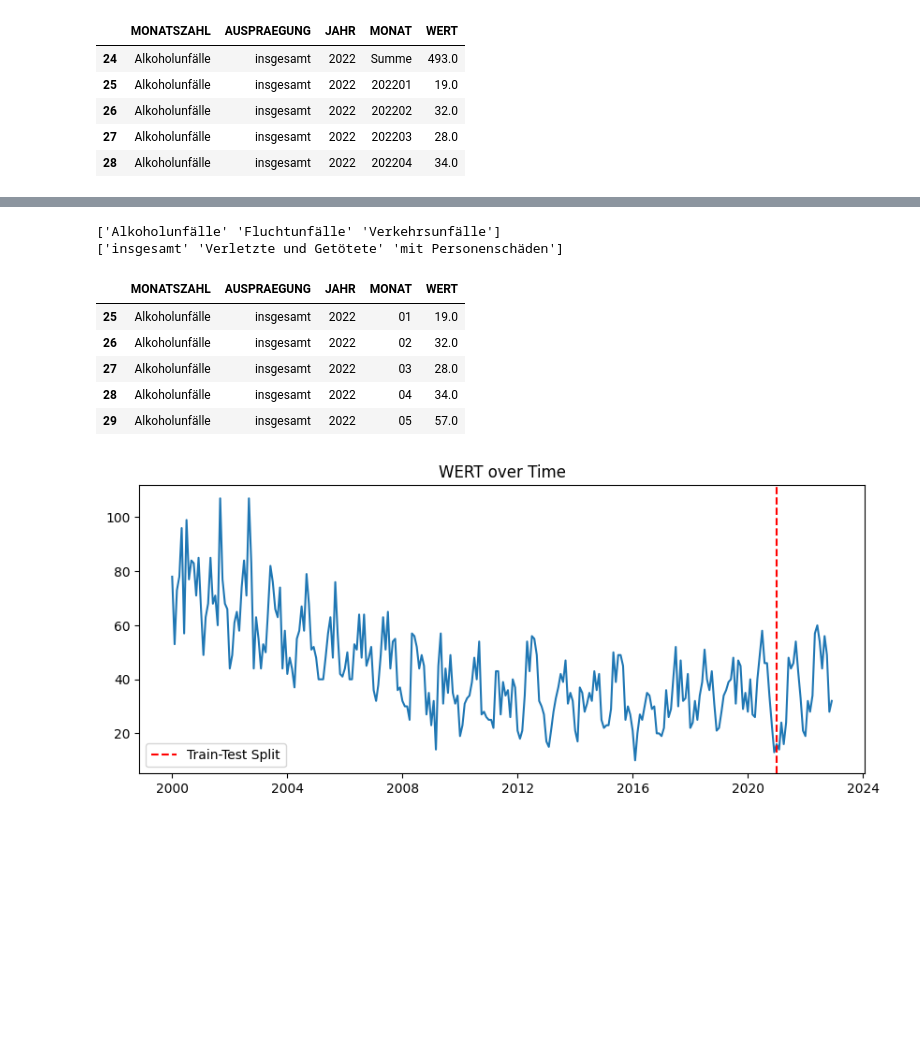
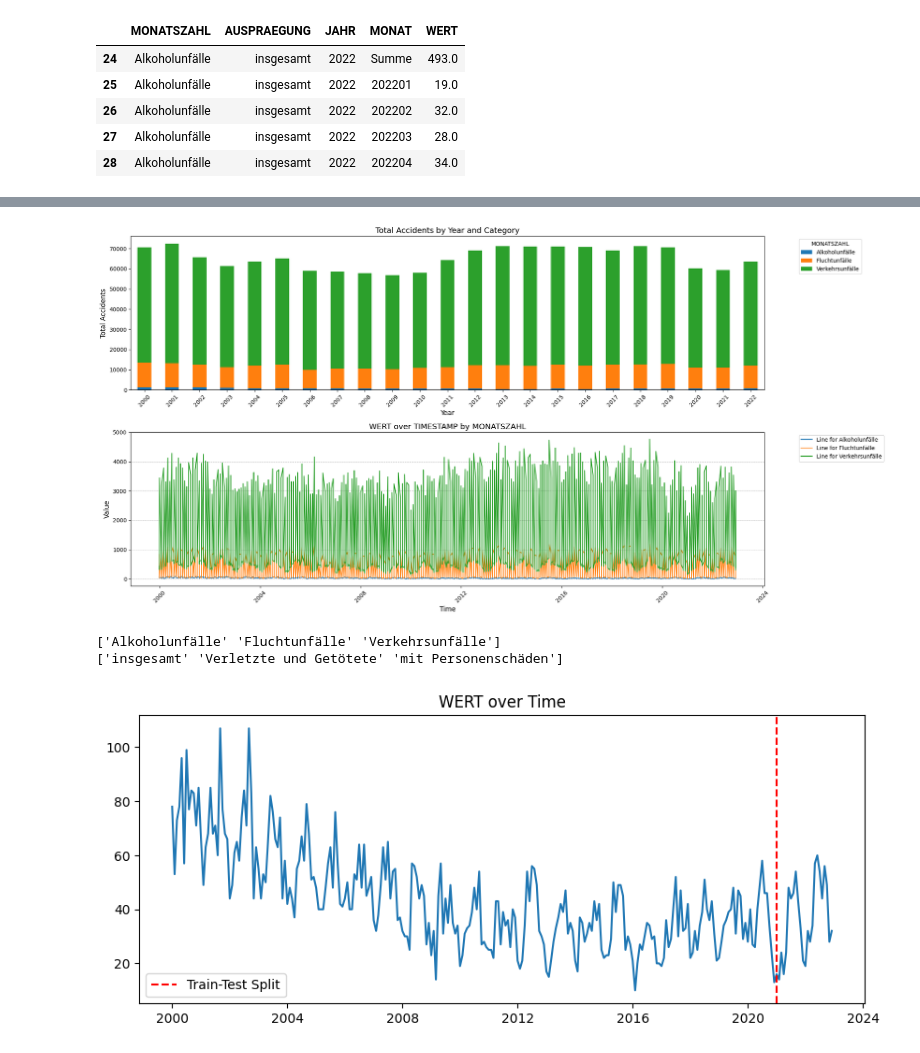
Before and after one commit to hauntedcupoftea/DPS-AI-Challenge, a Jupyter notebook: experimentation/EDA.ipynb, the cells around one changed output, grey strips where cells are left out. Saved outputs shown, nothing was run; the diff lists cells and outputs as text; code cells hidden in the pictures; blank space fills up the shorter version.

```diff
--- a/experimentation/EDA.ipynb
+++ b/experimentation/EDA.ipynb
@@ -28,3 +46,45 @@ data.head()
+# %%
+data['TIMESTAMP'] = pd.to_datetime(data["JAHR"].astype(str) + data["MONAT"], format='%Y%m')  # Convert MONAT to datetime
+data.sort_values('TIMESTAMP', inplace=True)
+# %%
+# Convert TIMESTAMP to datetime and extract year
+data['YEAR'] = pd.to_datetime(data['TIMESTAMP']).dt.year
+
+# Prepare data for stacked bar chart by year
+stacked_data = data.groupby(['YEAR', 'MONATSZAHL'])['WERT'].sum().unstack()
+
+# Create figure with subplots for different chart types
+plt.figure(figsize=(20, 10))
+
+# Stacked Bar Chart
+plt.subplot(2, 1, 1)
+stacked_data.plot(kind='bar', stacked=True, ax=plt.gca())
+plt.title('Total Accidents by Year and Category', fontsize=14)
+plt.xlabel('Year', fontsize=12)
+plt.ylabel('Total Accidents', fontsize=12)
+plt.xticks(rotation=45)
+plt.legend(title='MONATSZAHL', bbox_to_anchor=(1.05, 1), loc='upper left')
+
+# Line Chart
+plt.subplot(2, 1, 2)
+for monatszahl in data['MONATSZAHL'].unique():
+    subset = data[data['MONATSZAHL'] == monatszahl]
+    plt.plot(subset['TIMESTAMP'], subset['WERT'], label=f"Line for {monatszahl}")
+
+plt.title('WERT over TIMESTAMP by MONATSZAHL', fontsize=14)
+plt.xlabel('Time', fontsize=12)
+plt.ylabel('Value', fontsize=12)
+plt.xticks(rotation=45)
+plt.legend(bbox_to_anchor=(1.05, 1), loc='upper left')
+plt.grid(axis='y', linestyle='--', alpha=0.7)
+
+plt.tight_layout()
+plt.show()
+
+# Drop year as it's not needed.
+data.drop('YEAR', axis=1, inplace=True)
+# %% [output]
+[figure, added]
 # %%
 print(data['MONATSZAHL'].unique())
 print(data['AUSPRAEGUNG'].unique())
@@ -33,24 +93,6 @@ data = data[(data['AUSPRAEGUNG'] == 'insgesamt') & (data['MONATSZAHL'] == 'Alkoh
 # %% [output]
 ['Alkoholunfälle' 'Fluchtunfälle' 'Verkehrsunfälle']
 ['insgesamt' 'Verletzte und Getötete' 'mit Personenschäden']
-# %%
-def convert_Monat_to_Months(value):
-    try:
-        int(value)
-        return value[-2:]
-    except ValueError:
-        return np.nan
-# simply type conversion, filtering out months.
-data['MONAT'] = data['MONAT'].apply(convert_Monat_to_Months)
-data.dropna(inplace=True)
-data.head()
-# %% [output]
-|  | MONATSZAHL | AUSPRAEGUNG | JAHR | MONAT | WERT |
-| 25 | Alkoholunfälle | insgesamt | 2022 | 01 | 19.0 |
-| 26 | Alkoholunfälle | insgesamt | 2022 | 02 | 32.0 |
-| 27 | Alkoholunfälle | insgesamt | 2022 | 03 | 28.0 |
-| 28 | Alkoholunfälle | insgesamt | 2022 | 04 | 34.0 |
-| 29 | Alkoholunfälle | insgesamt | 2022 | 05 | 57.0 |
 # %%
 data['TIMESTAMP'] = pd.to_datetime(data["JAHR"].astype(str) + data["MONAT"], format='%Y%m')
 data = data.sort_values('TIMESTAMP').reset_index(drop=True)
```
Also changed, not shown: parts of 2 cells of this notebook, 1 other file.
